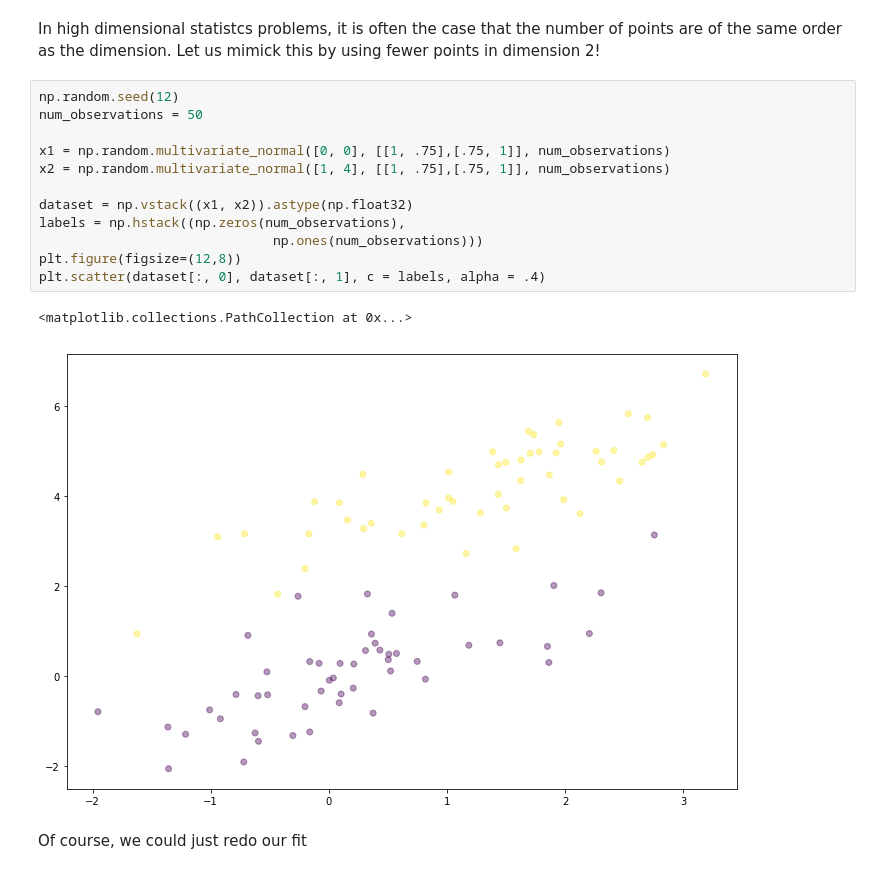
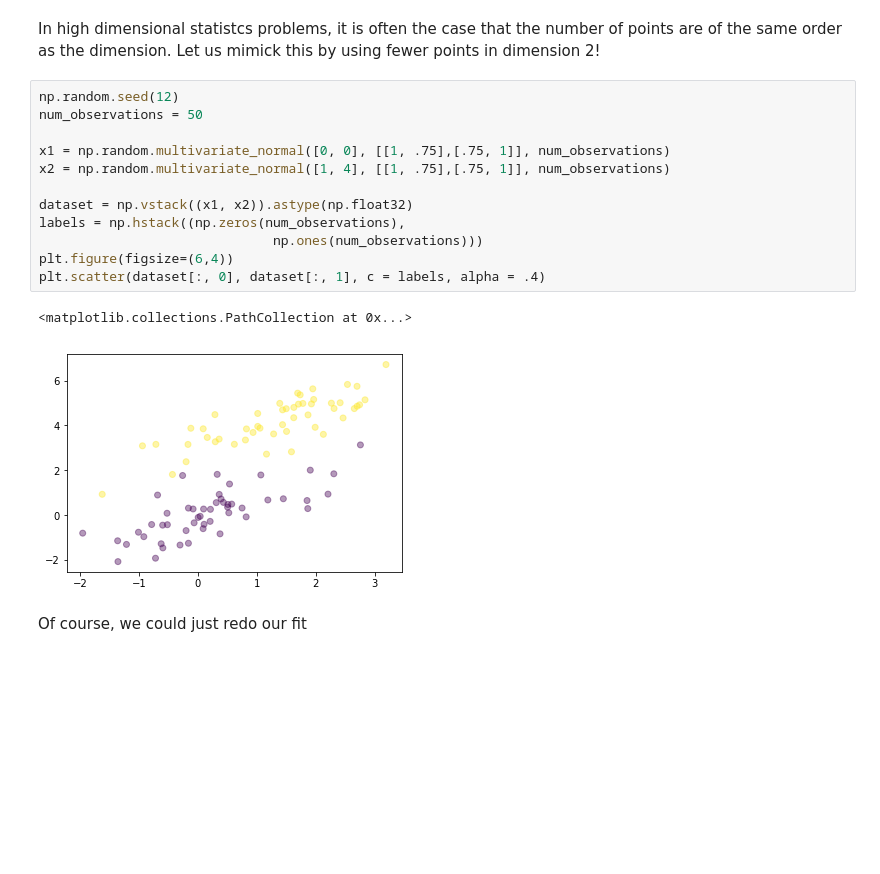
Before and after one commit to sphinxteam/mlcourse_2019, a Jupyter notebook: lec1/Logistic and representer.ipynb, the cells around one changed output. Cells and saved outputs as stored; diff of their text form; blank space fills up the shorter version.

```diff
--- a/lec1/Logistic and representer.ipynb
+++ b/lec1/Logistic and representer.ipynb
@@ -118,18 +118,18 @@ In high dimensional statistcs problems, it is often the case that the number of
 # %%
 np.random.seed(12)
 num_observations = 50
 
 x1 = np.random.multivariate_normal([0, 0], [[1, .75],[.75, 1]], num_observations)
 x2 = np.random.multivariate_normal([1, 4], [[1, .75],[.75, 1]], num_observations)
 
 dataset = np.vstack((x1, x2)).astype(np.float32)
 labels = np.hstack((np.zeros(num_observations),
                               np.ones(num_observations)))
-plt.figure(figsize=(12,8))
+plt.figure(figsize=(6,4))
 plt.scatter(dataset[:, 0], dataset[:, 1], c = labels, alpha = .4)
 # %% [output]
 <matplotlib.collections.PathCollection at 0x...>
-[figure, old version]
+[figure, new version]
 # %% [markdown]
 Of course, we could just redo our fit
 # %%
```
Also changed, not shown: parts of 7 cells of this notebook.
